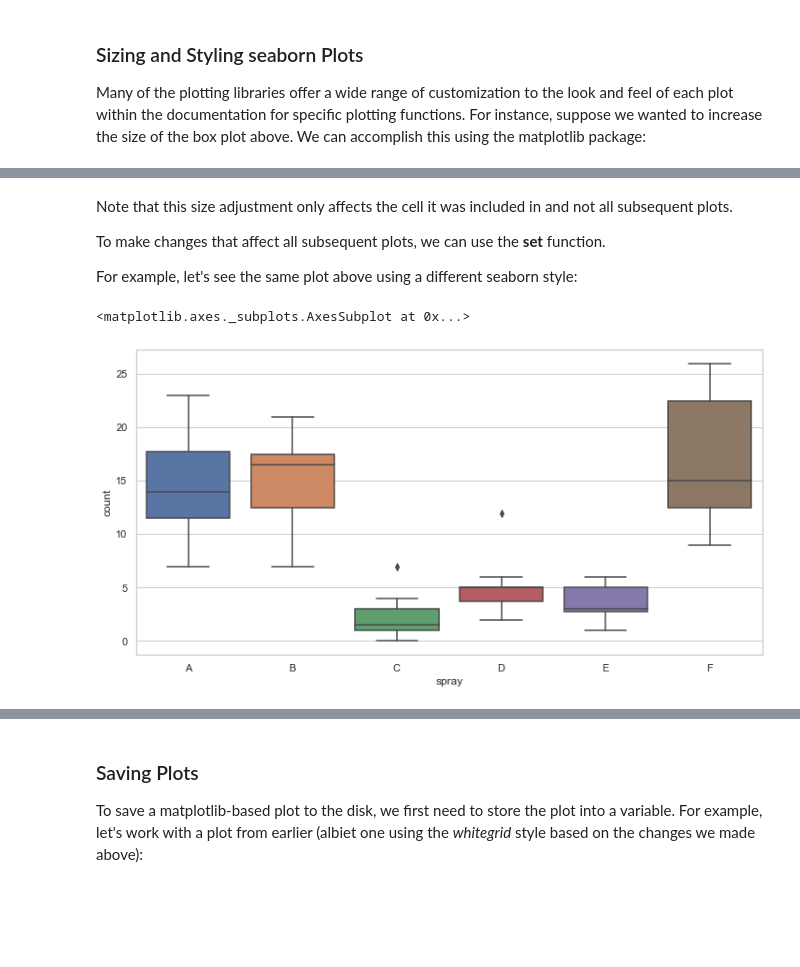
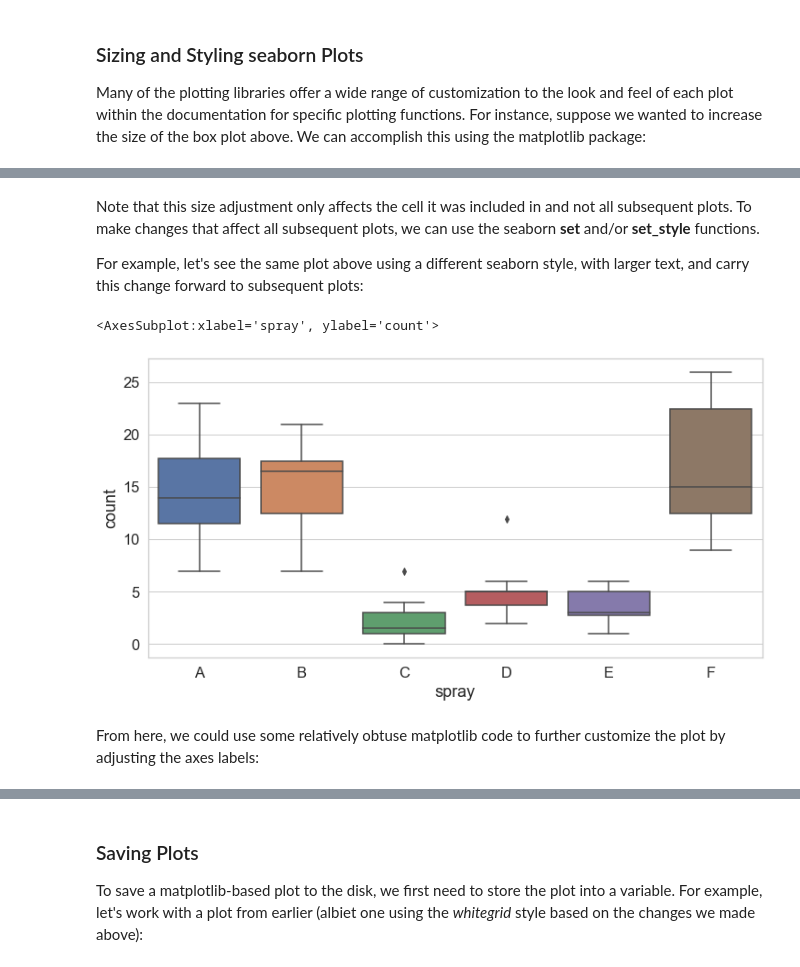
Before and after one commit to davedgd/python-bootcamp, a Jupyter notebook: Unit 7/Python-Bootcamp-Unit7.ipynb, the cells around one changed output, grey strips where cells are left out. Saved outputs shown, nothing was run; the diff lists cells and outputs as text; code cells hidden in the pictures; blank space fills up the shorter version.

```diff
--- a/Unit 7/Python-Bootcamp-Unit7.ipynb
+++ b/Unit 7/Python-Bootcamp-Unit7.ipynb
@@ -393,18 +368,20 @@ sns.boxplot(x = 'spray',
 [figure]
 # %% [markdown]
-Note that this size adjustment only affects the cell it was included in and not all subsequent plots.
+Note that this size adjustment only affects the cell it was included in and not all subsequent plots. To make changes that affect all subsequent plots, we can use the seaborn **set** and/or **set_style** functions.
 
-To make changes that affect all subsequent plots, we can use the **set** function.
-
-For example, let's see the same plot above using a different seaborn style:
+For example, let's see the same plot above using a different seaborn style, with larger text, and carry this change forward to subsequent plots:
 # %%
-sns.set_style('whitegrid')
+sns.set(font_scale = 1.5) # increase the font size on the plot labels
+sns.set_style('whitegrid') # use a different theme
+
 
 plt.figure(figsize = (12, 6)) # adjust the size
 
 sns.boxplot(x = 'spray',
             y = 'count',
             data = InsectSprays.data)
 # %% [output]
-<matplotlib.axes._subplots.AxesSubplot at 0x...>
+<AxesSubplot:xlabel='spray', ylabel='count'>
-[figure, old version]
+[figure, new version]
+# %% [markdown]
+From here, we could use some relatively obtuse matplotlib code to further customize the plot by adjusting the axes labels:
```
Also changed, not shown: parts of 40 cells of this notebook, 4 other files.
